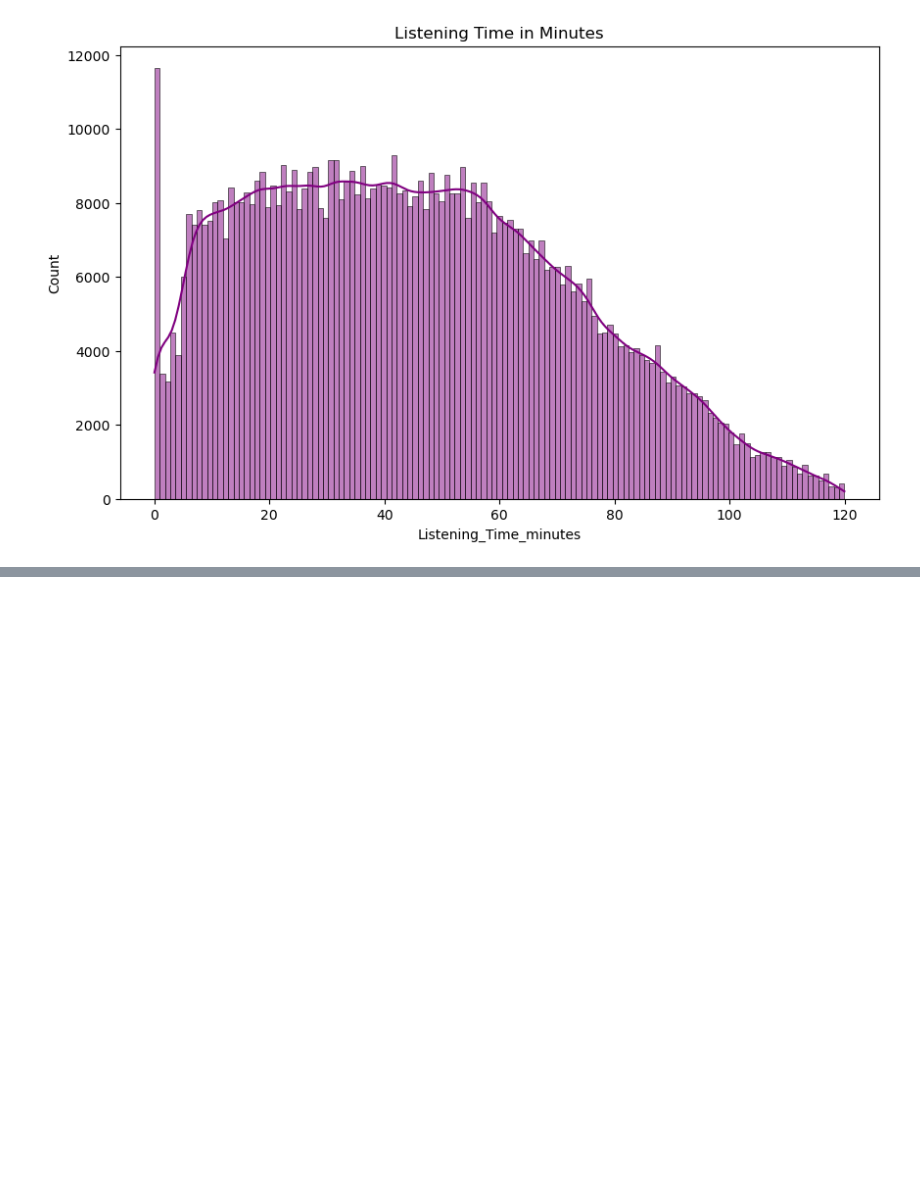
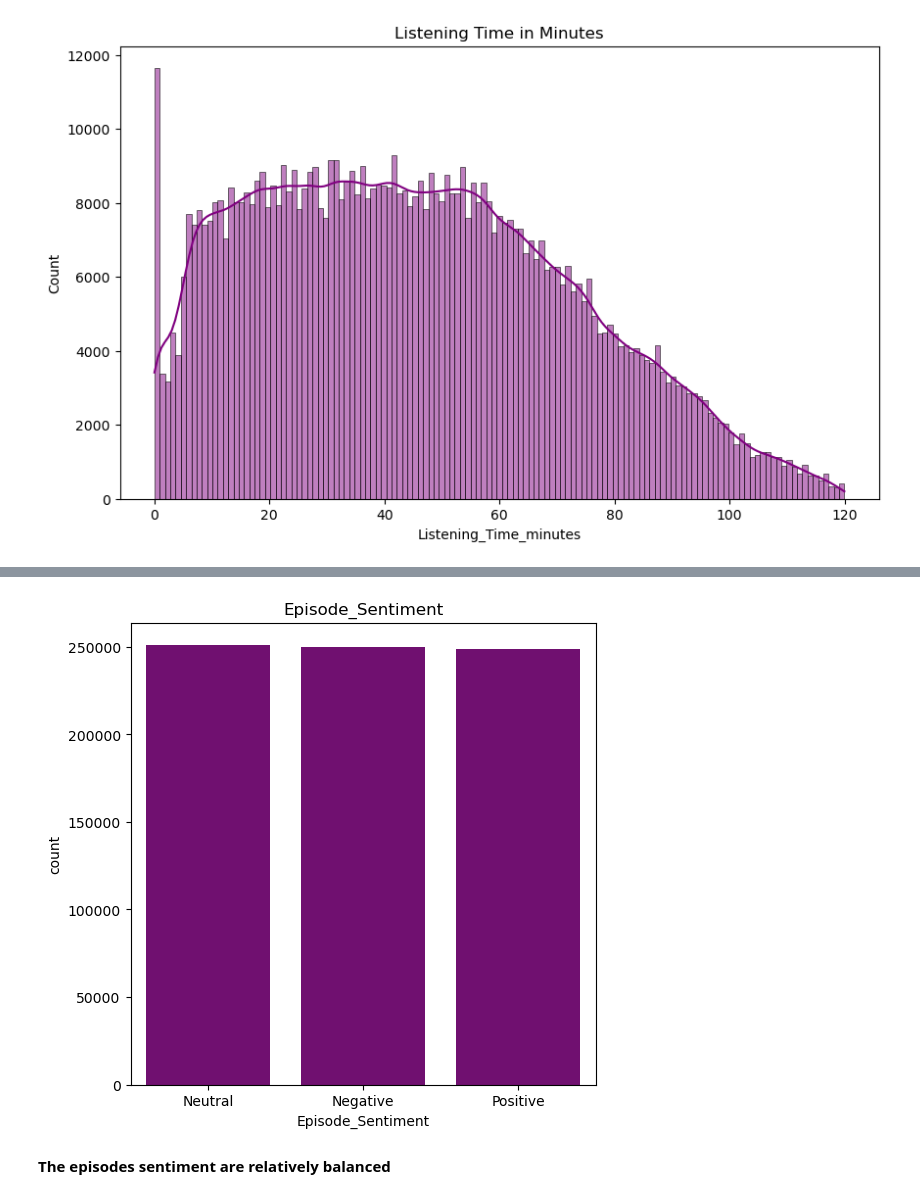
Before and after one commit to MaimunaBawa/Predict-Podcast-Listening-Time, a Jupyter notebook: Code/EDA-1.ipynb, the cells around one changed output, grey strips where cells are left out. Cells and saved outputs as stored; diff of their text form; code cells hidden in the pictures; blank space fills up the shorter version.

```diff
--- a/Code/EDA-1.ipynb
+++ b/Code/EDA-1.ipynb
@@ -202,0 +273,12 @@ plt.show()
+# %%
+topic_counts = df["Episode_Sentiment"].value_counts().reset_index()
+topic_counts.columns = ["Episode_Sentiment", "count"]
+
+plt.figure(figsize=(6,6))
+sns.barplot(data = topic_counts,x = "Episode_Sentiment",y ="count",color="purple")
+plt.title("Episode_Sentiment",loc= "center")
+plt.show()
+# %% [output]
+[figure, added]
+# %% [markdown]
+**The episodes sentiment are relatively balanced**
```
Also changed, not shown: parts of 14 cells of this notebook, 2 other files.
